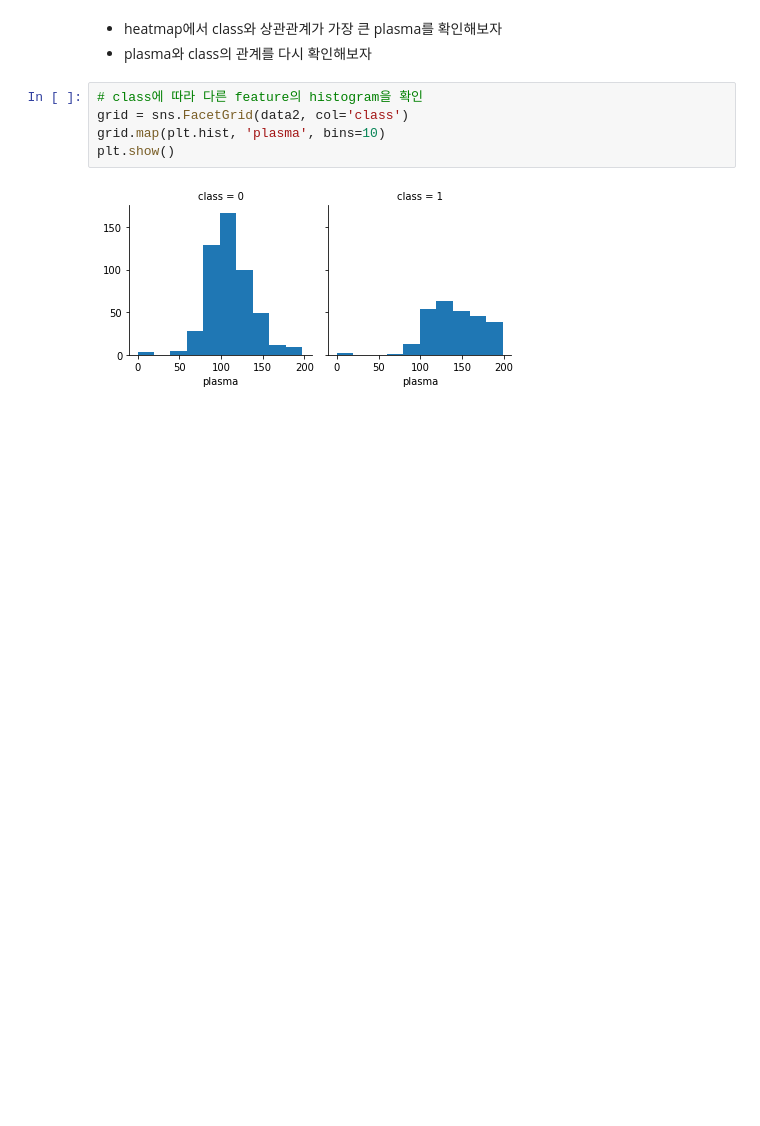
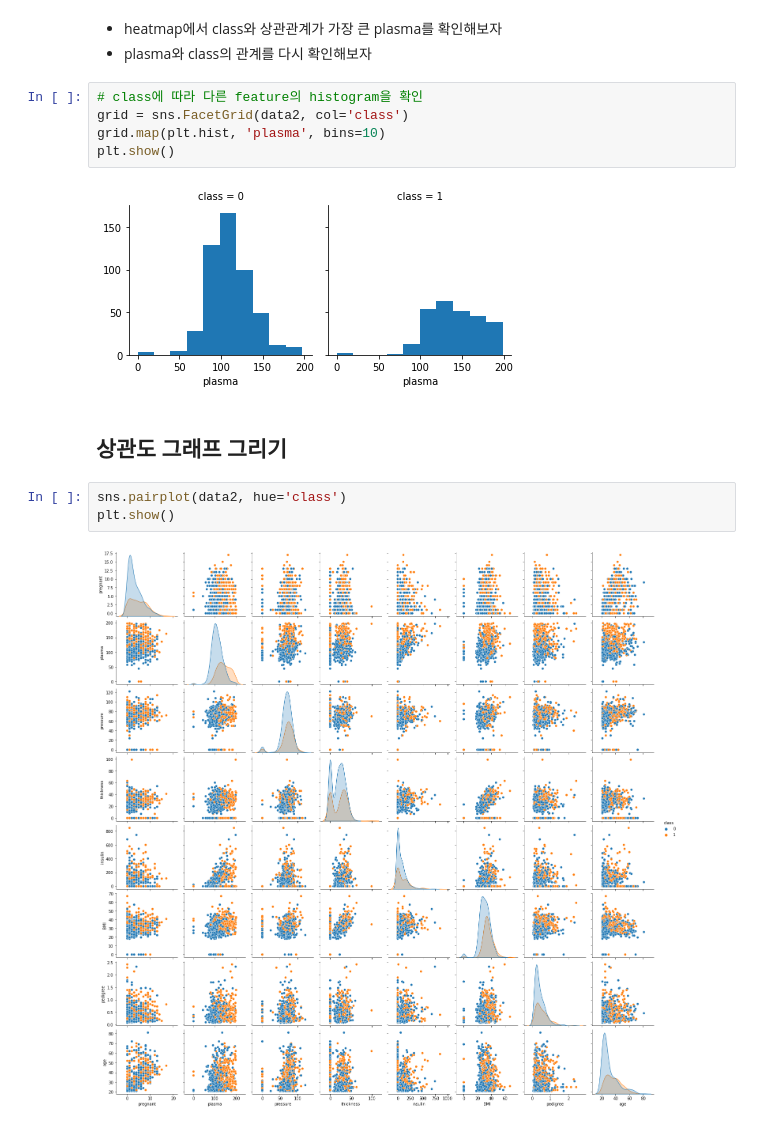
Before and after one commit to MarigoldJ/ygl2, a Jupyter notebook: mycode/modu/study_20210613.ipynb, the cells around one changed output. Drawn from its saved outputs; the diff is of its cells as text; blank space fills up the shorter version.

```diff
--- a/mycode/modu/study_20210613.ipynb
+++ b/mycode/modu/study_20210613.ipynb
@@ -294,3 +464,10 @@ grid.map(plt.hist, 'plasma', bins=10)
 plt.show()
 # %% [output]
 [figure]
+# %% [markdown]
+## 상관도 그래프 그리기
+# %%
+sns.pairplot(data2, hue='class')
+plt.show()
+# %% [output]
+[figure, added]
```
Also changed, not shown: parts of 22 cells of this notebook.
